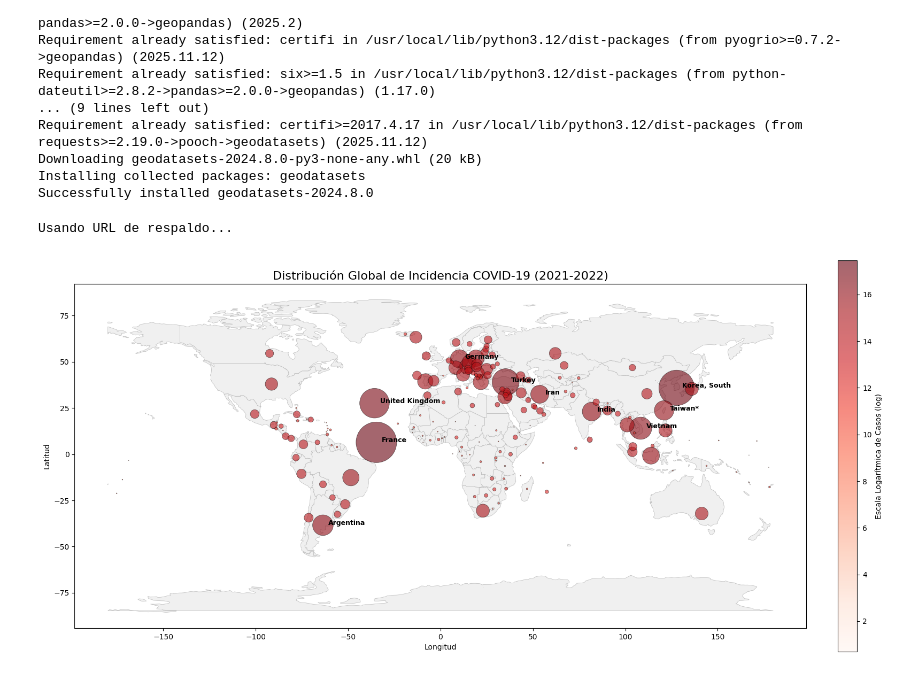
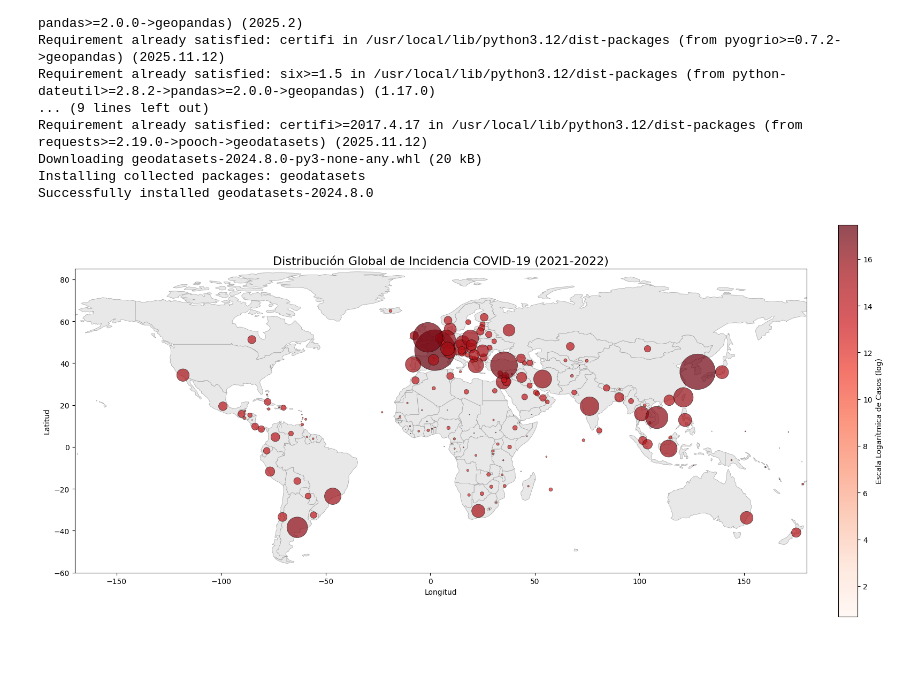
Before and after one commit to chileanpete/PROYECTO_SEMESTRAL_GESTION, a Jupyter notebook: 03_visualizaciones.ipynb, the cells around one changed output. Cells and saved outputs as stored; diff of their text form; code cells hidden in the pictures.

```diff
--- a/03_visualizaciones.ipynb
+++ b/03_visualizaciones.ipynb
@@ -348,36 +345,34 @@ mapa_geografico = DF2021_2022_opt.dropna(subset=["lat","long_"]).groupby("countr
+# %%
+mapa_geografico = DF2021_2022_opt.sort_values("confirmed", ascending=False).groupby("country_region").agg({
+    "lat": "first", "long_": "first", "confirmed": "max"}).reset_index().dropna(subset=["lat","long_"])
 # %%
 try:
     path_mapa = geodatasets.get_path('naturalearth.admin_0_countries')
     world = gpd.read_file(path_mapa)
 except:
-  print("Usando URL de respaldo...")
   world = gpd.read_file("https://raw.githubusercontent.com/python-visualization/folium/master/examples/data/world-countries.json")
 
 fig, ax = plt.subplots(figsize=(16, 10))
-world.plot(ax=ax, color='#f0f0f0', edgecolor='#bbbbbb', linewidth=0.5)
+world.plot(ax=ax, color='#e8e8e8', edgecolor='#a0a0a0', linewidth=0.5)
 sizes = (mapa_geografico["confirmed"] / mapa_geografico["confirmed"].max()) * 3000
 scatter = ax.scatter(x=mapa_geografico["long_"],
                      y=mapa_geografico["lat"],
                      s=sizes,
-                     alpha=0.6,
+                     alpha=0.7,
                      c=np.log1p(mapa_geografico["confirmed"]),
                      cmap="Reds",
                      edgecolor='black',
-                     linewidth=0.5)
+                     linewidth=0.5,
+                     zorder=2)
 cbar = plt.colorbar(scatter, ax=ax, fraction=0.025, pad=0.04)
 cbar.set_label("Escala Logarítmica de Casos (log)")
 plt.title("Distribución Global de Incidencia COVID-19 (2021-2022)", fontsize=16)
 plt.xlabel("Longitud")
 plt.ylabel("Latitud")
 
-# etiquetar los top 10 para contextualizar
-try:
-    for i, row in mapa_geografico.head(10).iterrows():
-        ax.text(row["long_"] + 3, row["lat"], str(row["country_region"]), fontsize=9, fontweight='bold')
-except Exception as e:
-    print(f"No se pudieron poner las etiquetas: {e}")
+plt.xlim([-170, 180])
+plt.ylim([-60, 85])
 plt.tight_layout()
 plt.show()
 # %% [output]
-Usando URL de respaldo...
-[figure, old version]
+[figure, new version]
```
Also changed, not shown: parts of 1 cell of this notebook.
